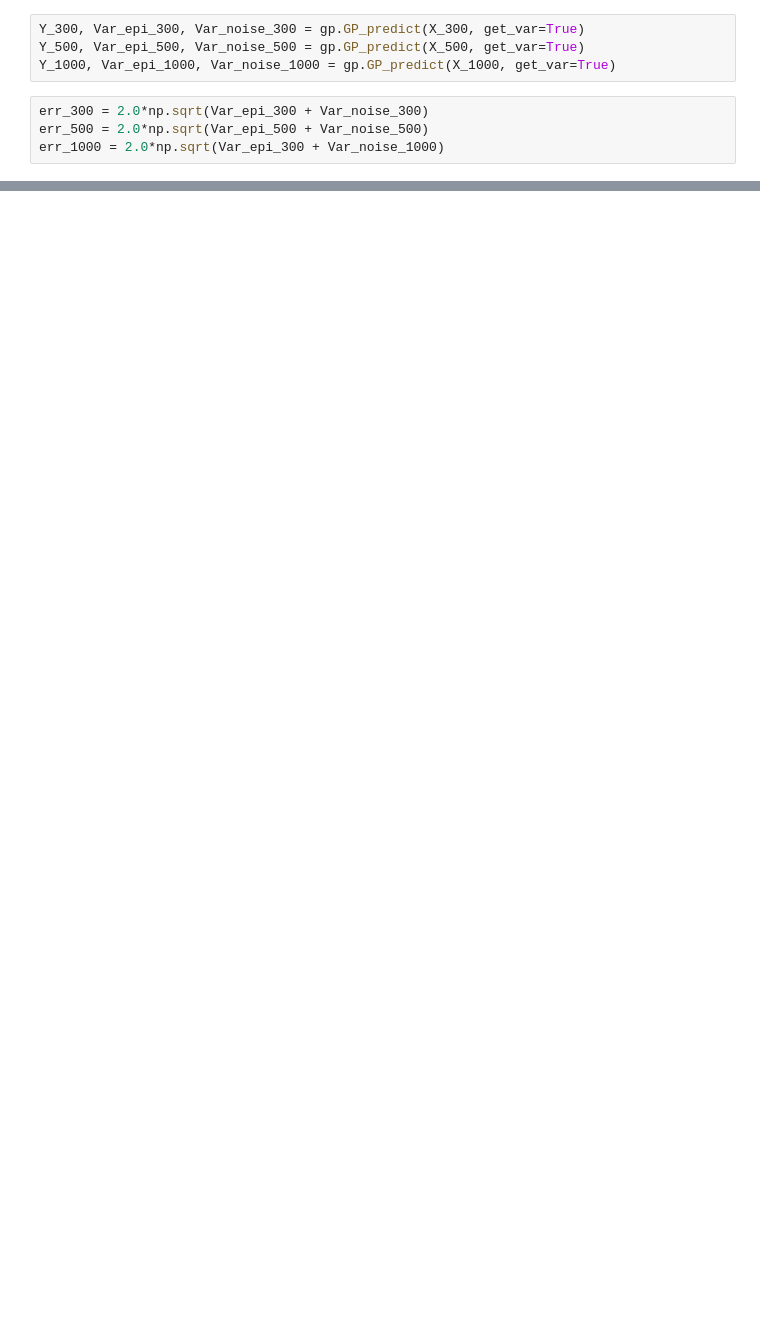
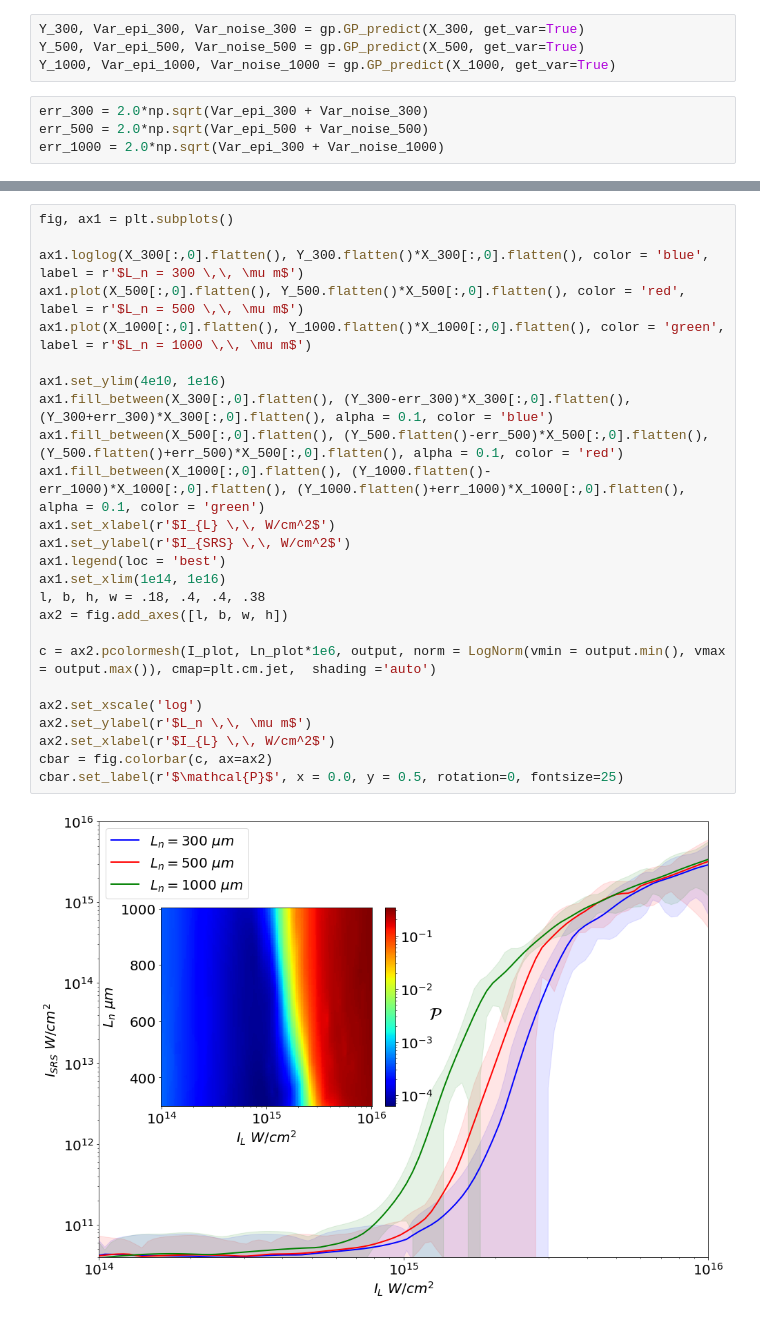
Before and after one commit to gosling123/epoch_surra, a Jupyter notebook: gp_scripts/GP_2d_test.ipynb, the cells around one changed output, grey strips where cells are left out. Saved outputs shown, nothing was run; the diff lists cells and outputs as text; blank space fills up the shorter version.

```diff
--- a/gp_scripts/GP_2d_test.ipynb
+++ b/gp_scripts/GP_2d_test.ipynb
@@ -143,0 +105,27 @@ np.where(np.abs(np.diff(P))/P.max()>1e-3)
+# %%
+fig, ax1 = plt.subplots()
+
+ax1.loglog(X_300[:,0].flatten(), Y_300.flatten()*X_300[:,0].flatten(), color = 'blue', label = r'$L_n = 300 \,\, \mu m$')
+ax1.plot(X_500[:,0].flatten(), Y_500.flatten()*X_500[:,0].flatten(), color = 'red', label = r'$L_n = 500 \,\, \mu m$')
+ax1.plot(X_1000[:,0].flatten(), Y_1000.flatten()*X_1000[:,0].flatten(), color = 'green', label = r'$L_n = 1000 \,\, \mu m$')
+
+ax1.set_ylim(4e10, 1e16)
+ax1.fill_between(X_300[:,0].flatten(), (Y_300-err_300)*X_300[:,0].flatten(), (Y_300+err_300)*X_300[:,0].flatten(), alpha = 0.1, color = 'blue')
+ax1.fill_between(X_500[:,0].flatten(), (Y_500.flatten()-err_500)*X_500[:,0].flatten(), (Y_500.flatten()+err_500)*X_500[:,0].flatten(), alpha = 0.1, color = 'red')
+ax1.fill_between(X_1000[:,0].flatten(), (Y_1000.flatten()-err_1000)*X_1000[:,0].flatten(), (Y_1000.flatten()+err_1000)*X_1000[:,0].flatten(), alpha = 0.1, color = 'green')
+ax1.set_xlabel(r'$I_{L} \,\, W/cm^2$')
+ax1.set_ylabel(r'$I_{SRS} \,\, W/cm^2$')
+ax1.legend(loc = 'best')
+ax1.set_xlim(1e14, 1e16)
+l, b, h, w = .18, .4, .4, .38
+ax2 = fig.add_axes([l, b, w, h])
+
+c = ax2.pcolormesh(I_plot, Ln_plot*1e6, output, norm = LogNorm(vmin = output.min(), vmax = output.max()), cmap=plt.cm.jet,  shading ='auto')
+
+ax2.set_xscale('log')
+ax2.set_ylabel(r'$L_n \,\, \mu m$')
+ax2.set_xlabel(r'$I_{L} \,\, W/cm^2$')
+cbar = fig.colorbar(c, ax=ax2)
+cbar.set_label(r'$\mathcal{P}$', x = 0.0, y = 0.5, rotation=0, fontsize=25)
+# %% [output]
+[figure, added]
```
Also changed, not shown: parts of 19 cells of this notebook, 40 other files.
